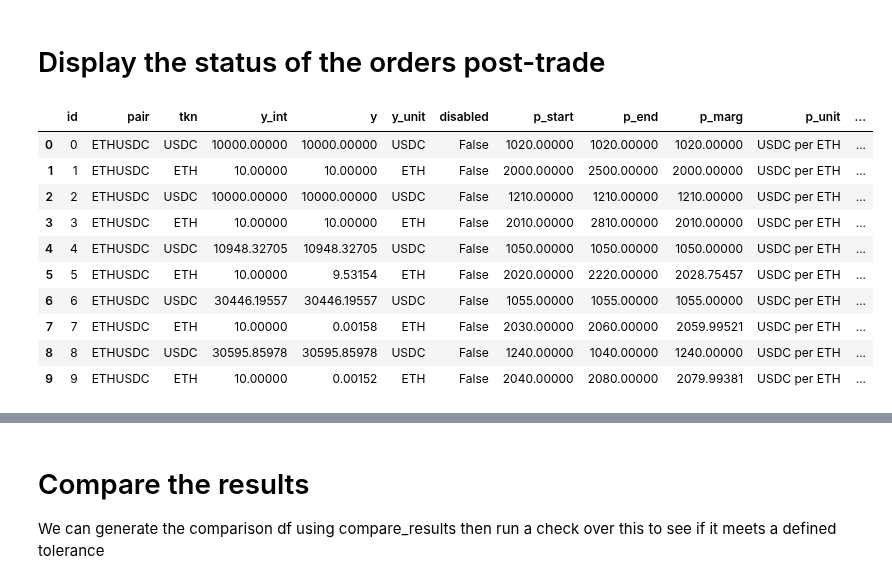
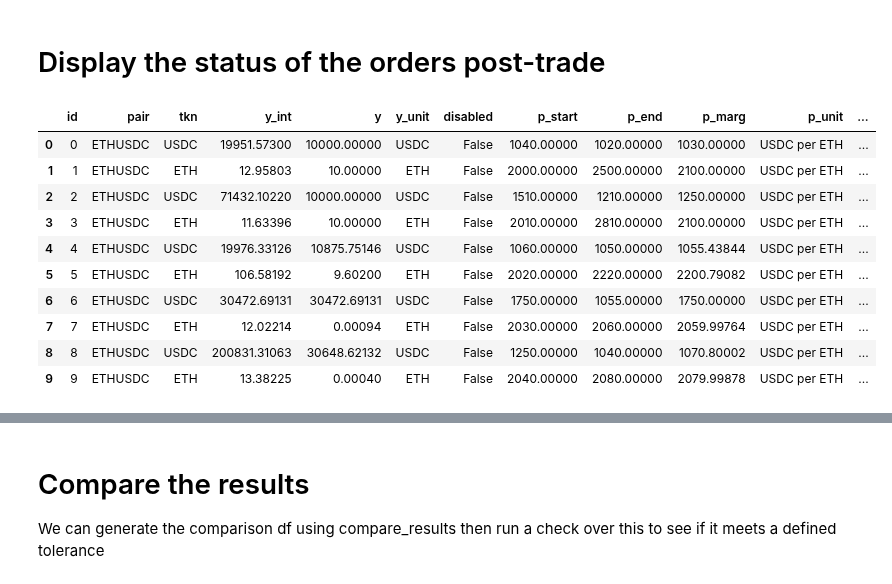
Before and after one commit to bancorprotocol/carbon-simulator, a Jupyter notebook: CarbonSim-Demo-5-7 Simulator Import_Export_NEW.ipynb, the cells around one changed output, grey strips where cells are left out. Drawn from its saved outputs; the diff is of its cells as text; code cells hidden in the pictures.

Commit message:
Updated new export formatting

```diff
--- a/CarbonSim-Demo-5-7 Simulator Import_Export_NEW.ipynb
+++ b/CarbonSim-Demo-5-7 Simulator Import_Export_NEW.ipynb
@@ -421,6 +411,8 @@ First we load the json test file and return a df of the strategies and a list of
 ** If you want to use a specific scenario you need to specify the scenario_index here **
 # %%
 # Specify the scenario_index for a different scenario
+filename=export_filename
+
 input_json = load_json(filename)
 strats, actionList, is_by_target, sourceToken, targetToken = format_json_as_df(input_json, scenario_index = 0)
 strats
@@ -495,17 +487,17 @@ ETH 5 875.9263680000000249492586590349674224853515625
 # %%
 pd.set_option('display.float_format', lambda x: '%.5f' % x)
 
-final_orders = FastSim.state()['orders']
-final_orders
+final_orders_import = FastSim.state()['orders']
+final_orders_import
 # %% [output]
 |  | id | pair | tkn | y_int | y | y_unit | disabled | p_start | p_end | p_marg | p_unit | ... |
-| 0 | 0 | ETHUSDC | USDC | 10000.00000 | 10000.00000 | USDC | False | 1020.00000 | 1020.00000 | 1020.00000 | USDC per ETH | ... |
-| 1 | 1 | ETHUSDC | ETH | 10.00000 | 10.00000 | ETH | False | 2000.00000 | 2500.00000 | 2000.00000 | USDC per ETH | ... |
-| 2 | 2 | ETHUSDC | USDC | 10000.00000 | 10000.00000 | USDC | False | 1210.00000 | 1210.00000 | 1210.00000 | USDC per ETH | ... |
-| 3 | 3 | ETHUSDC | ETH | 10.00000 | 10.00000 | ETH | False | 2010.00000 | 2810.00000 | 2010.00000 | USDC per ETH | ... |
-| 4 | 4 | ETHUSDC | USDC | 10948.32705 | 10948.32705 | USDC | False | 1050.00000 | 1050.00000 | 1050.00000 | USDC per ETH | ... |
-| 5 | 5 | ETHUSDC | ETH | 10.00000 | 9.53154 | ETH | False | 2020.00000 | 2220.00000 | 2028.75457 | USDC per ETH | ... |
-| 6 | 6 | ETHUSDC | USDC | 30446.19557 | 30446.19557 | USDC | False | 1055.00000 | 1055.00000 | 1055.00000 | USDC per ETH | ... |
-| 7 | 7 | ETHUSDC | ETH | 10.00000 | 0.00158 | ETH | False | 2030.00000 | 2060.00000 | 2059.99521 | USDC per ETH | ... |
-| 8 | 8 | ETHUSDC | USDC | 30595.85978 | 30595.85978 | USDC | False | 1240.00000 | 1040.00000 | 1240.00000 | USDC per ETH | ... |
-| 9 | 9 | ETHUSDC | ETH | 10.00000 | 0.00152 | ETH | False | 2040.00000 | 2080.00000 | 2079.99381 | USDC per ETH | ... |
+| 0 | 0 | ETHUSDC | USDC | 19951.57300 | 10000.00000 | USDC | False | 1040.00000 | 1020.00000 | 1030.00000 | USDC per ETH | ... |
+| 1 | 1 | ETHUSDC | ETH | 12.95803 | 10.00000 | ETH | False | 2000.00000 | 2500.00000 | 2100.00000 | USDC per ETH | ... |
+| 2 | 2 | ETHUSDC | USDC | 71432.10220 | 10000.00000 | USDC | False | 1510.00000 | 1210.00000 | 1250.00000 | USDC per ETH | ... |
+| 3 | 3 | ETHUSDC | ETH | 11.63396 | 10.00000 | ETH | False | 2010.00000 | 2810.00000 | 2100.00000 | USDC per ETH | ... |
+| 4 | 4 | ETHUSDC | USDC | 19976.33126 | 10875.75146 | USDC | False | 1060.00000 | 1050.00000 | 1055.43844 | USDC per ETH | ... |
+| 5 | 5 | ETHUSDC | ETH | 106.58192 | 9.60200 | ETH | False | 2020.00000 | 2220.00000 | 2200.79082 | USDC per ETH | ... |
+| 6 | 6 | ETHUSDC | USDC | 30472.69131 | 30472.69131 | USDC | False | 1750.00000 | 1055.00000 | 1750.00000 | USDC per ETH | ... |
+| 7 | 7 | ETHUSDC | ETH | 12.02214 | 0.00094 | ETH | False | 2030.00000 | 2060.00000 | 2059.99764 | USDC per ETH | ... |
+| 8 | 8 | ETHUSDC | USDC | 200831.31063 | 30648.62132 | USDC | False | 1250.00000 | 1040.00000 | 1070.80002 | USDC per ETH | ... |
+| 9 | 9 | ETHUSDC | ETH | 13.38225 | 0.00040 | ETH | False | 2040.00000 | 2080.00000 | 2079.99878 | USDC per ETH | ... |
```
Also changed, not shown: parts of 14 cells of this notebook, 1 other file.
